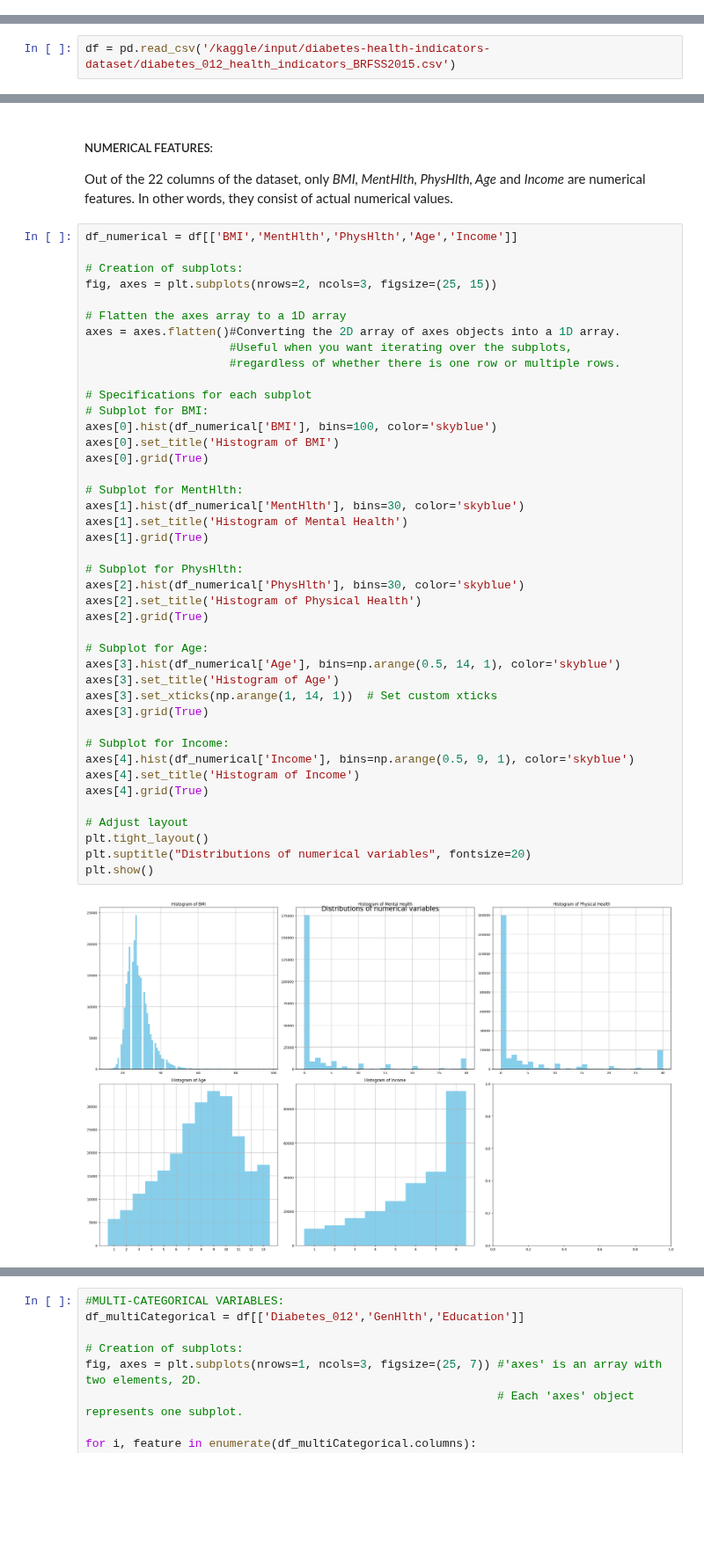
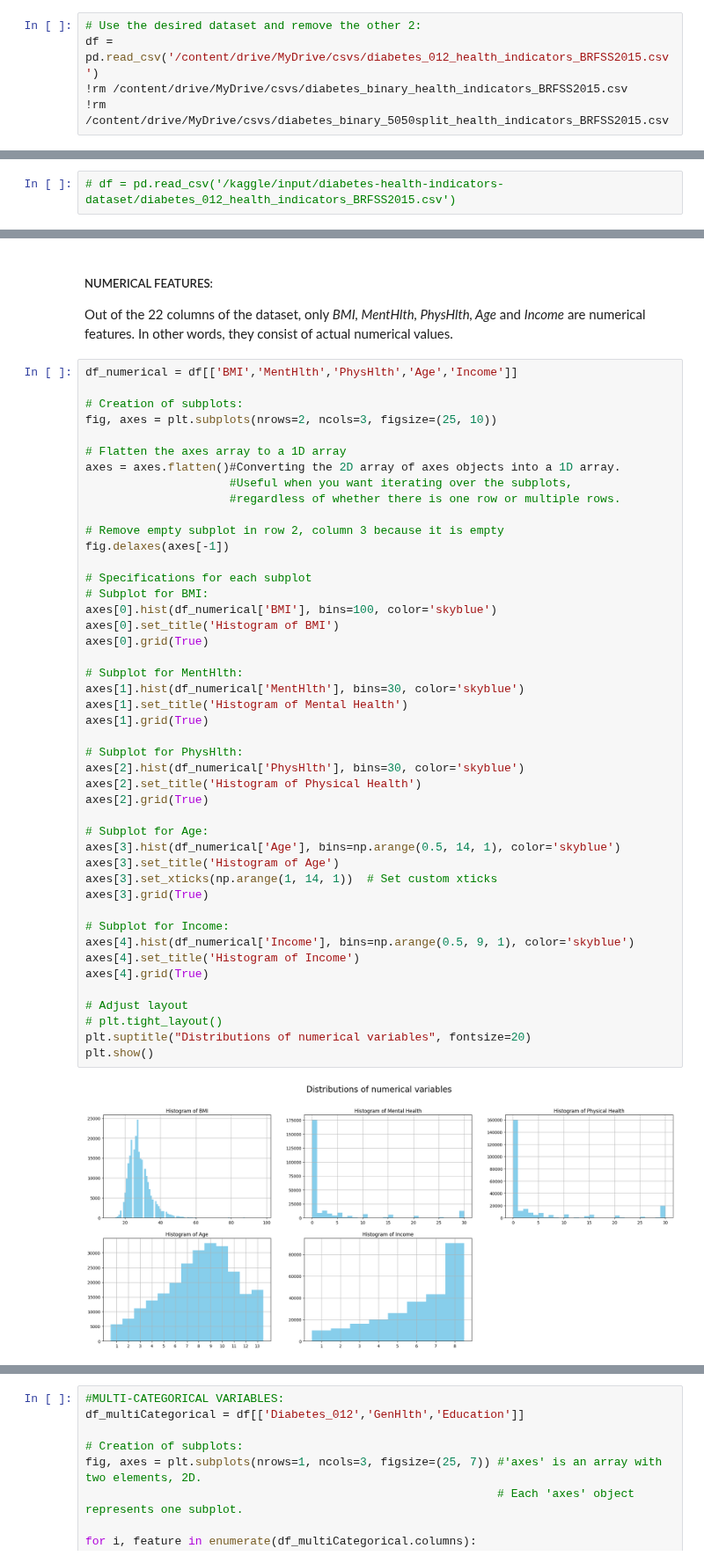
Before and after one commit to AliGarAlon/Diabetes_Project, a Jupyter notebook: diabetes_model.ipynb, the cells around one changed output, grey strips where cells are left out. Shown at 88% size. Cells and saved outputs as stored; diff of their text form; blank space fills up the shorter version.

```diff
--- a/diabetes_model.ipynb
+++ b/diabetes_model.ipynb
@@ -7,0 +51,5 @@ import plotly.express as px
+# %%
+# Use the desired dataset and remove the other 2:
+df = pd.read_csv('/content/drive/MyDrive/csvs/diabetes_012_health_indicators_BRFSS2015.csv')
+!rm /content/drive/MyDrive/csvs/diabetes_binary_health_indicators_BRFSS2015.csv
+!rm /content/drive/MyDrive/csvs/diabetes_binary_5050split_health_indicators_BRFSS2015.csv
@@ -18,5 +63,5 @@ Available datasets:
 # %%
-df = pd.read_csv('/kaggle/input/diabetes-health-indicators-dataset/diabetes_012_health_indicators_BRFSS2015.csv')
+# df = pd.read_csv('/kaggle/input/diabetes-health-indicators-dataset/diabetes_012_health_indicators_BRFSS2015.csv')
 # %% [markdown]
 # Data understanding:
 Questions that one might ask based on this dataset:
@@ -72,45 +117,48 @@ Out of the 22 columns of the dataset, only *BMI, MentHlth, PhysHlth, Age* and *I
 df_numerical = df[['BMI','MentHlth','PhysHlth','Age','Income']]
 
 # Creation of subplots:
-fig, axes = plt.subplots(nrows=2, ncols=3, figsize=(25, 15))
+fig, axes = plt.subplots(nrows=2, ncols=3, figsize=(25, 10))
 
 # Flatten the axes array to a 1D array
 axes = axes.flatten()#Converting the 2D array of axes objects into a 1D array.
                      #Useful when you want iterating over the subplots,
                      #regardless of whether there is one row or multiple rows.
+
+# Remove empty subplot in row 2, column 3 because it is empty
+fig.delaxes(axes[-1])
 
 # Specifications for each subplot
 # Subplot for BMI:
 axes[0].hist(df_numerical['BMI'], bins=100, color='skyblue')
 axes[0].set_title('Histogram of BMI')
 axes[0].grid(True)
 
 # Subplot for MentHlth:
 axes[1].hist(df_numerical['MentHlth'], bins=30, color='skyblue')
 axes[1].set_title('Histogram of Mental Health')
 axes[1].grid(True)
 
 # Subplot for PhysHlth:
 axes[2].hist(df_numerical['PhysHlth'], bins=30, color='skyblue')
 axes[2].set_title('Histogram of Physical Health')
 axes[2].grid(True)
 
 # Subplot for Age:
 axes[3].hist(df_numerical['Age'], bins=np.arange(0.5, 14, 1), color='skyblue')
 axes[3].set_title('Histogram of Age')
 axes[3].set_xticks(np.arange(1, 14, 1))  # Set custom xticks
 axes[3].grid(True)
 
 # Subplot for Income:
 axes[4].hist(df_numerical['Income'], bins=np.arange(0.5, 9, 1), color='skyblue')
 axes[4].set_title('Histogram of Income')
 axes[4].grid(True)
 
 # Adjust layout
-plt.tight_layout()
+# plt.tight_layout()
 plt.suptitle("Distributions of numerical variables", fontsize=20)
 plt.show()
 # %% [output]
-[figure, old version]
+[figure, new version]
 # %% [markdown]
 ##### CATEGORICAL FEATURES:
```
Also changed, not shown: parts of 13 cells of this notebook.
